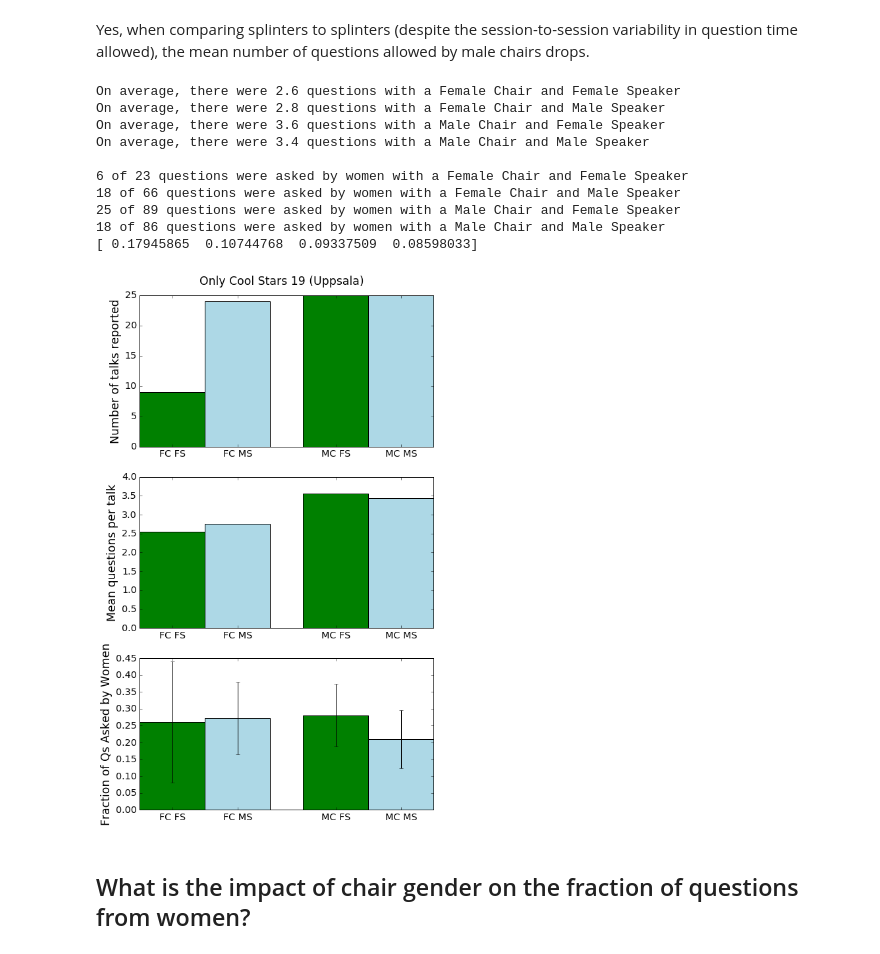
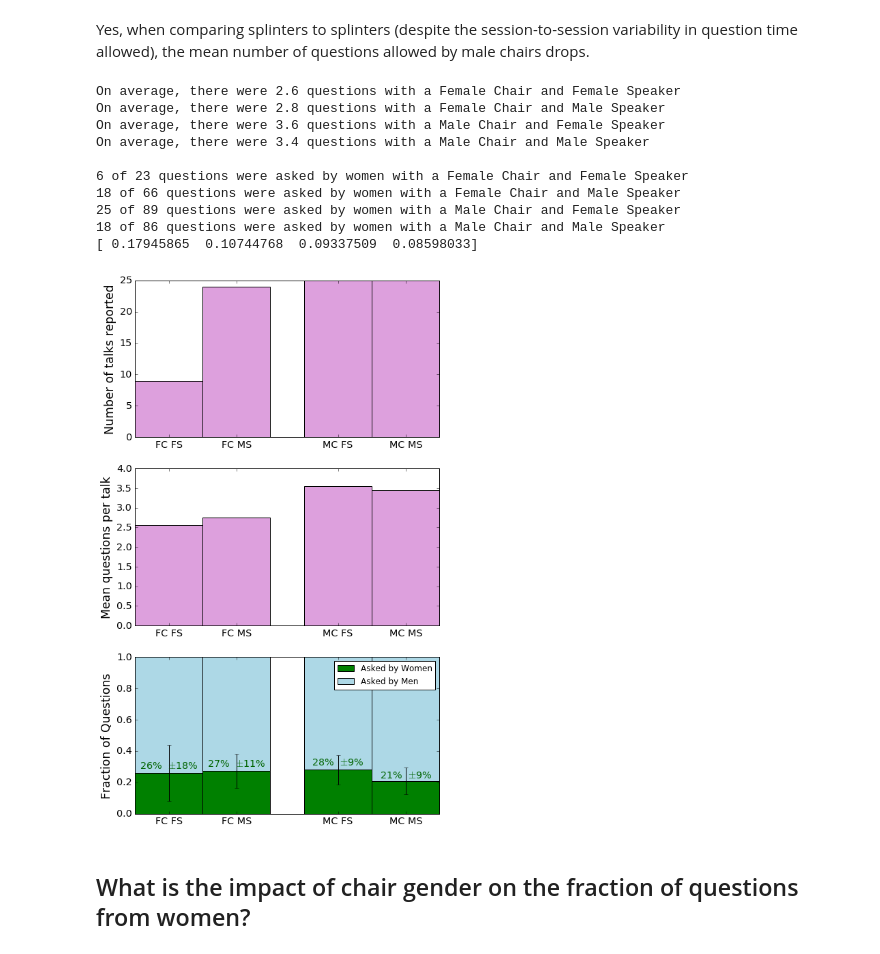
Before and after one commit to jradavenport/Gender-in-Astro, a Jupyter notebook: analysis/coolstars/douglas_coolstars_analysis.ipynb, the cells around one changed output. Drawn from its saved outputs; the diff is of its cells as text; code cells hidden in the pictures.

Commit message:
updating figure styles

```diff
--- a/analysis/coolstars/douglas_coolstars_analysis.ipynb
+++ b/analysis/coolstars/douglas_coolstars_analysis.ipynb
@@ -519,6 +531,7 @@ def triple_panel(sets, labels, qcount, plot_labels, colors):
         print("{0:.0f} of {1:.0f} questions were asked by women with a {2}".format(set_women[i],
                                                                            set_totals[i],l))
     set_percentages = set_women / set_totals
+    men_percentages = 1 - set_percentages
     set_uncertainties = binom_unc(set_percentages, set_totals)
     print(set_uncertainties)
 
@@ -557,14 +570,27 @@ def triple_panel(sets, labels, qcount, plot_labels, colors):
     y = set_percentages
     ax = plt.subplot(313)
     for i in range(4):
-        ax.bar(x[i],y[i],width=1,color=colors[i],align="center")
+#         ax.bar(x[i],y[i],width=1,color=colors[i],align="center")
+        pw = ax.bar(x[i],y[i],width=1,color="Green",align="center",
+              label="Asked by Women")
+        pm = ax.bar(x[i],men_percentages[i],width=1,color="LightBlue",
+               align="center",bottom=y[i],label="Asked by Men")
+        ax.text(x[i],y[i]*1.1,"{0:.0f}%  $\pm${1:.0f}%".format(
+                y[i]*100,set_uncertainties[i]*100),
+                color="DarkGreen",horizontalalignment="center",fontsize="x-large")
+
 
     ax.errorbar(x,set_percentages,set_uncertainties,color="k",
                 ecolor="k",fmt="",lw=0,elinewidth=1)
 
+
+    legend = ax.legend(handles=[pw,pm],loc="best")
+    frame = legend.get_frame()
+    frame.set_facecolor('w')
+
     ax.set_xticks(x)
     ax.set_xticklabels(plot_labels)
-    ax.set_ylabel("Fraction of Qs Asked by Women",fontsize="xx-large")
+    ax.set_ylabel("Fraction of Questions",fontsize="xx-large")
     ax.tick_params(labelsize="x-large")
     ax.set_ylim(ymin=0)
 # %% [markdown]
@@ -645,28 +671,28 @@ mfcount = len(np.where(mchair & fspeaker)[0])
 # %%
 sets = [(fspeaker & fchair), (fchair & mspeaker),
         (mchair & mspeaker), (mchair & fspeaker)]
 labels = ["Female Chair and Female Speaker",
           "Female Chair and Male Speaker",
           "Male Chair and Female Speaker",
           "Male Chair and Male Speaker"]
 plotlabels = np.array(["FC FS","FC MS","MC FS","MC MS"])
-colors = np.array(["Green","LightBlue","Green","LightBlue"])
+colors = np.array(["Plum","Plum","Plum","Plum"])
 triple_panel(sets,labels,cs19_count,plotlabels,colors)
-plt.suptitle("Only Cool Stars 19 (Uppsala)",fontsize="xx-large",y=0.93)
+# plt.suptitle("Only Cool Stars 19 (Uppsala)",fontsize="xx-large",y=0.93)
 
 plt.savefig("chair_gender.eps",bbox_inches="tight")
 # %% [output]
 On average, there were 2.6 questions with a Female Chair and Female Speaker
 On average, there were 2.8 questions with a Female Chair and Male Speaker
 On average, there were 3.6 questions with a Male Chair and Female Speaker
 On average, there were 3.4 questions with a Male Chair and Male Speaker
 
 6 of 23 questions were asked by women with a Female Chair and Female Speaker
 18 of 66 questions were asked by women with a Female Chair and Male Speaker
 25 of 89 questions were asked by women with a Male Chair and Female Speaker
 18 of 86 questions were asked by women with a Male Chair and Male Speaker
 [ 0.17945865  0.10744768  0.09337509  0.08598033]
-[figure, old version]
+[figure, new version]
 # %% [markdown]
 ## What is the impact of chair gender on the fraction of questions from women?
 # %%
```
Also changed, not shown: parts of 14 cells of this notebook, 1 other file.
